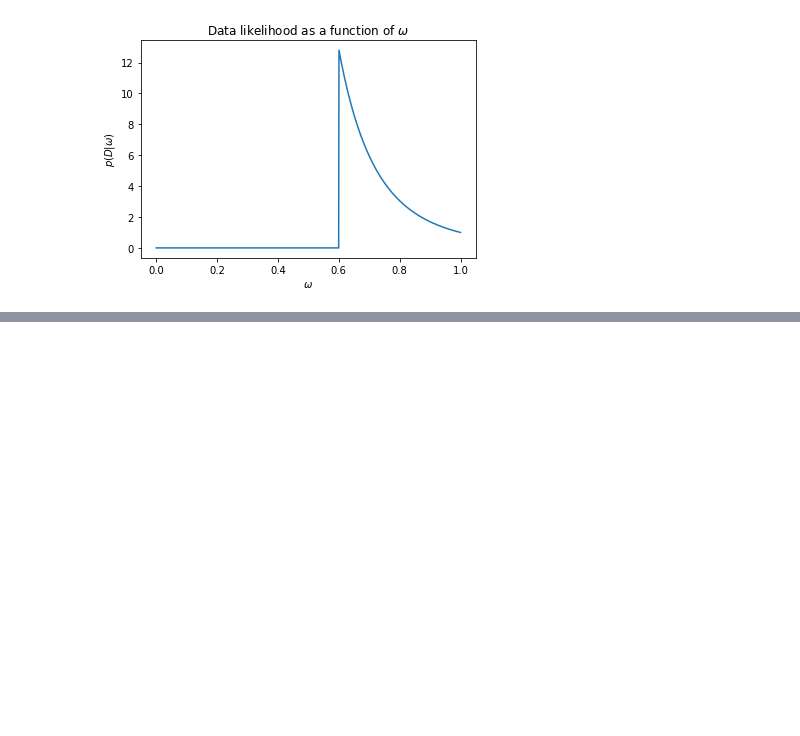
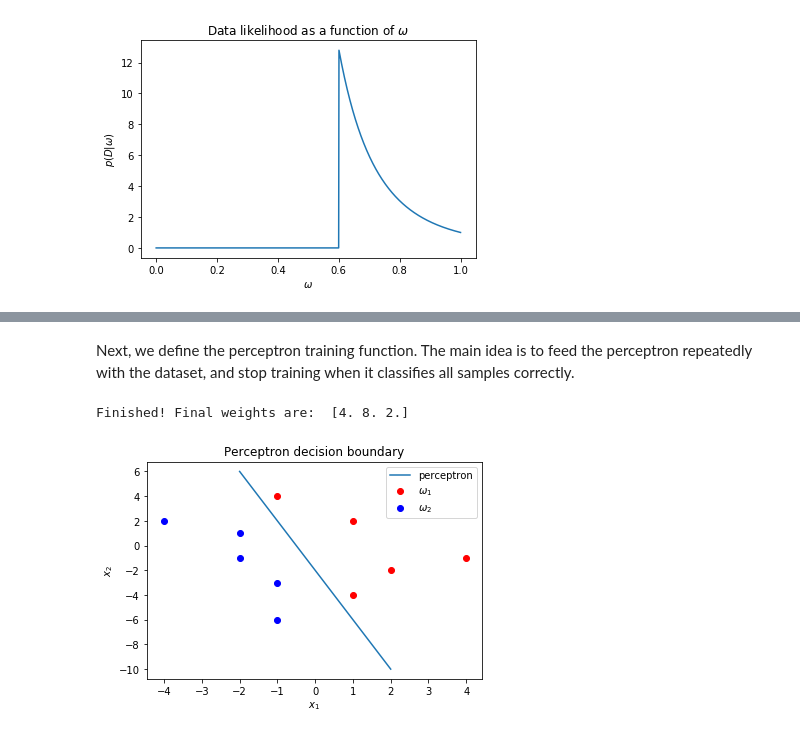
Before and after one commit to kotskon/patrec19, a Jupyter notebook: writOne/report.ipynb, the cells around one changed output, grey strips where cells are left out. Cells and saved outputs as stored; diff of their text form; code cells hidden in the pictures; blank space fills up the shorter version.

```diff
--- a/writOne/report.ipynb
+++ b/writOne/report.ipynb
@@ -34,0 +77,47 @@ plt.show ()
+# %%
+data_1 = np.vstack ((np.ones (x_1.size), x_1, y_1, np.zeros (x_1.size)))
+data_2 = np.vstack ((np.ones (x_2.size), x_2, y_2, np.ones (x_2.size)))
+train_data = np.vstack ((data_1.T, data_2.T))
+
+w = np.array ([0, 0, 0])
+# %% [markdown]
+Next, we define the perceptron training function. The main idea is to feed the perceptron repeatedly with the dataset, and stop training when it classifies all samples correctly.
+# %%
+def perc_train (ro, weights, data):
+    finished = False
+    while not finished:
+        #In each epoch, we initially shuffle the training data.
+        np.random.shuffle (data)
+        #Then split the data in features and patterns.
+        features = data[:, :3]
+        patterns = data[:, 3]
+        #We also assume that each epoch will be the last, unless misclassification happens.
+        finished = True
+        for i in range (data.shape[0]):
+            #Calculate dot product
+            res = np.dot (weights, features[i, :])
+            #Learning rule
+            if patterns[i] == 0 and res <= 0:
+                weights += ro * features[i, :]
+                finished = False
+            elif patterns[i] == 1 and res >= 0:
+                weights -= ro * features[i, :]
+                finished = False
+    print ('Finished! Final weights are: ', weights)
+    return weights
+
+final_weight = perc_train (1.0, w.astype (float), train_data)
+x_lin = np.linspace (-2, 2, 1000)
+fig = plt.figure ()
+ax = fig.add_subplot(111)
+ax.scatter (x_1, y_1, color = 'red', label = '$\omega_1$')
+ax.scatter (x_2, y_2, color = 'blue', label = '$\omega_2$')
+ax.plot (x_lin, - final_weight[1] / final_weight[2] * x_lin - final_weight[0] / final_weight[2], label = 'perceptron')
+plt.legend (loc = 'best')
+plt.xlabel ('$x_1$')
+plt.ylabel ('$x_2$')
+plt.title ('Perceptron decision boundary')
+plt.show ()
+# %% [output]
+Finished! Final weights are:  [4. 8. 2.]
+[figure, added]
```
Also changed, not shown: parts of 9 cells of this notebook.
